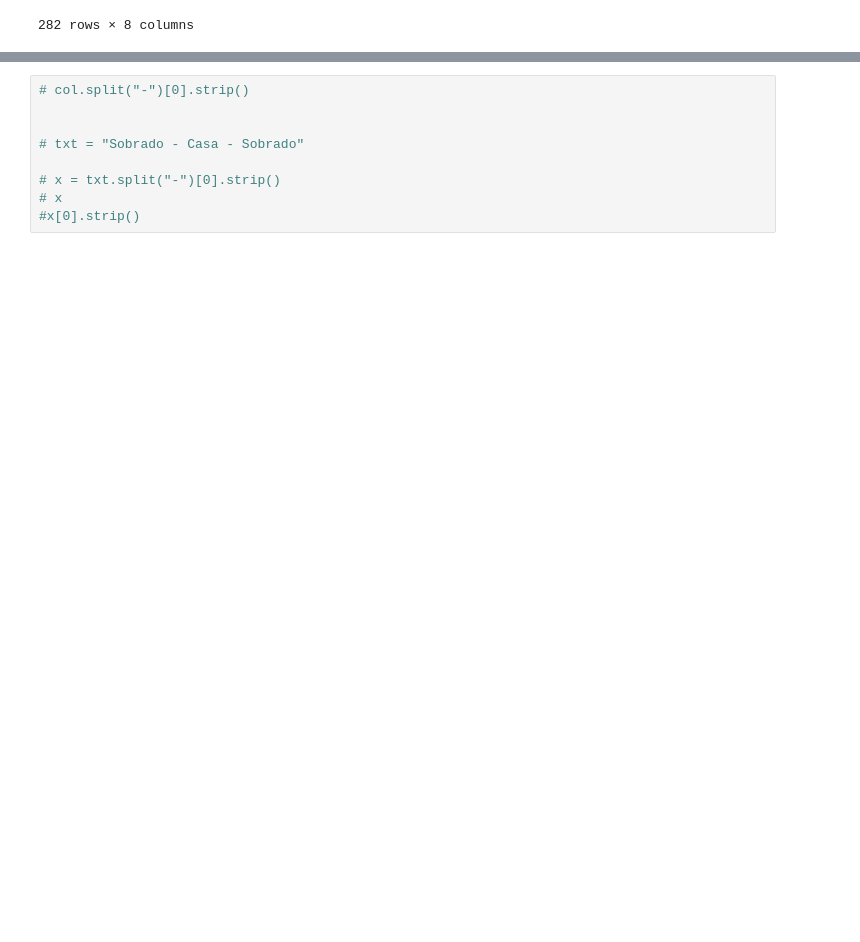
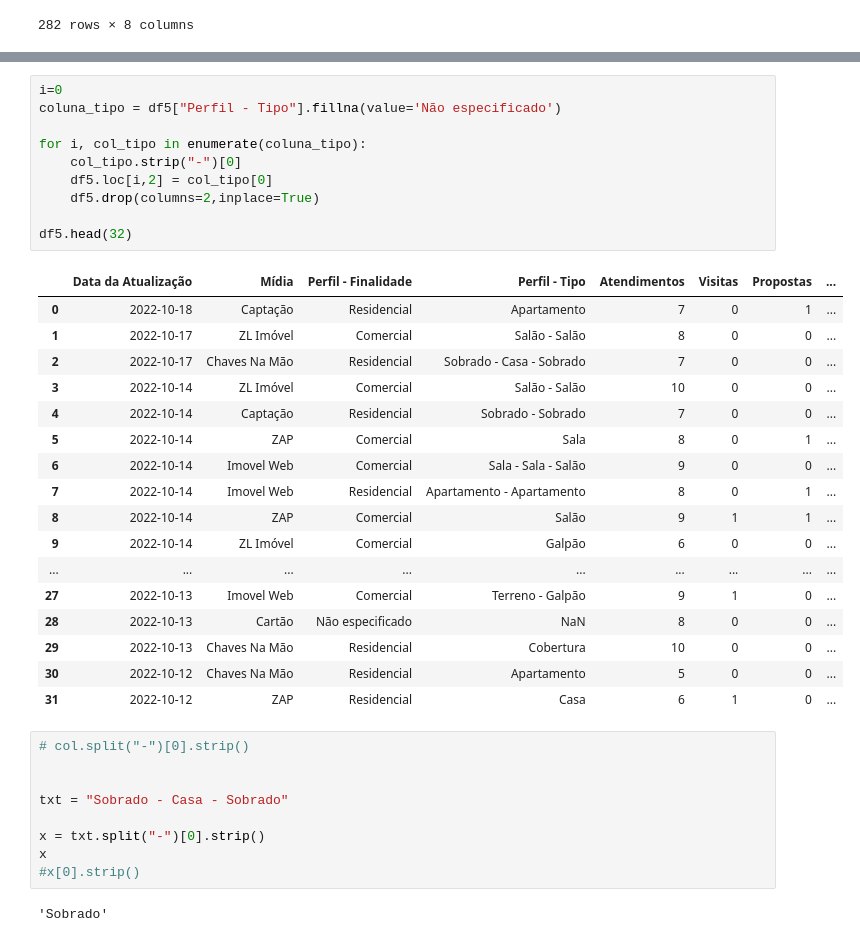
Before and after one commit to paulojr86/analise-de-KPIs, a Jupyter notebook: analise-de-KPIs.ipynb, the cells around one changed output, grey strips where cells are left out. Drawn from its saved outputs; the diff is of its cells as text; blank space fills up the shorter version.

```diff
--- a/analise-de-KPIs.ipynb
+++ b/analise-de-KPIs.ipynb
@@ -78,9 +178,39 @@ for col in df5["Perfil - Finalidade"].dropna(how='any'):
+# %%
+i=0
+coluna_tipo = df5["Perfil - Tipo"].fillna(value='Não especificado')
+
+for i, col_tipo in enumerate(coluna_tipo):
+    col_tipo.strip("-")[0]
+    df5.loc[i,2] = col_tipo[0]
+    df5.drop(columns=2,inplace=True)
+
+df5.head(32)
+# %% [output]
+|  | Data da Atualização | Mídia | Perfil - Finalidade | Perfil - Tipo | Atendimentos | Visitas | Propostas | ... |
+| 0 | 2022-10-18 | Captação | Residencial | Apartamento | 7 | 0 | 1 | ... |
+| 1 | 2022-10-17 | ZL Imóvel | Comercial | Salão - Salão | 8 | 0 | 0 | ... |
+| 2 | 2022-10-17 | Chaves Na Mão | Residencial | Sobrado - Casa - Sobrado | 7 | 0 | 0 | ... |
+| 3 | 2022-10-14 | ZL Imóvel | Comercial | Salão - Salão | 10 | 0 | 0 | ... |
+| 4 | 2022-10-14 | Captação | Residencial | Sobrado - Sobrado | 7 | 0 | 0 | ... |
+| 5 | 2022-10-14 | ZAP | Comercial | Sala | 8 | 0 | 1 | ... |
+| 6 | 2022-10-14 | Imovel Web | Comercial | Sala - Sala - Salão | 9 | 0 | 0 | ... |
+| 7 | 2022-10-14 | Imovel Web | Residencial | Apartamento - Apartamento | 8 | 0 | 1 | ... |
+| 8 | 2022-10-14 | ZAP | Comercial | Salão | 9 | 1 | 1 | ... |
+| 9 | 2022-10-14 | ZL Imóvel | Comercial | Galpão | 6 | 0 | 0 | ... |
+| ... | ... | ... | ... | ... | ... | ... | ... | ... |
+| 27 | 2022-10-13 | Imovel Web | Comercial | Terreno - Galpão | 9 | 1 | 0 | ... |
+| 28 | 2022-10-13 | Cartão | Não especificado | NaN | 8 | 0 | 0 | ... |
+| 29 | 2022-10-13 | Chaves Na Mão | Residencial | Cobertura | 10 | 0 | 0 | ... |
+| 30 | 2022-10-12 | Chaves Na Mão | Residencial | Apartamento | 5 | 0 | 0 | ... |
+| 31 | 2022-10-12 | ZAP | Residencial | Casa | 6 | 1 | 0 | ... |
 # %%
 # col.split("-")[0].strip()
 
 
-# txt = "Sobrado - Casa - Sobrado"
+txt = "Sobrado - Casa - Sobrado"
 
-# x = txt.split("-")[0].strip()
-# x
+x = txt.split("-")[0].strip()
+x
 #x[0].strip()
+# %% [output]
+'Sobrado'
```
Also changed, not shown: parts of 7 cells of this notebook.
